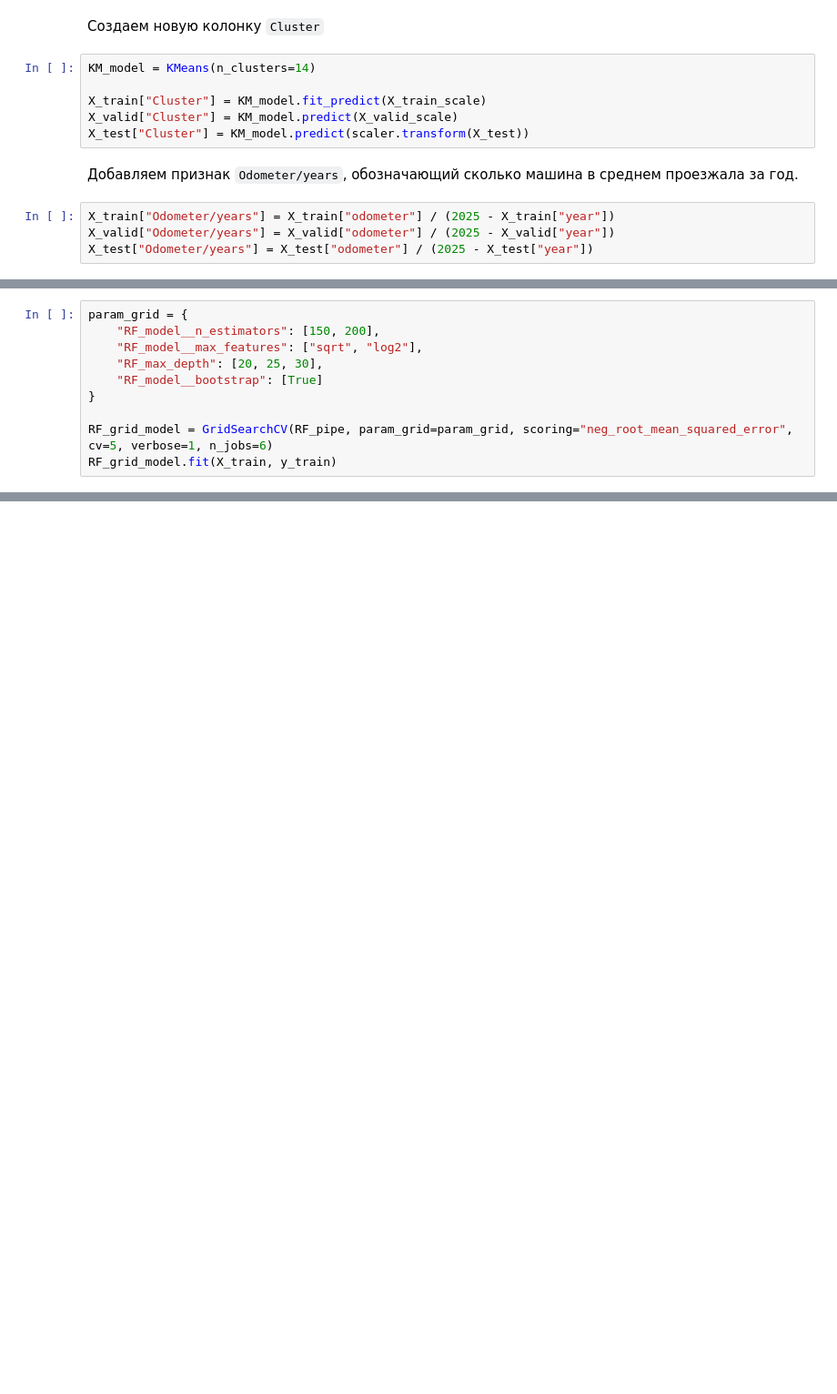
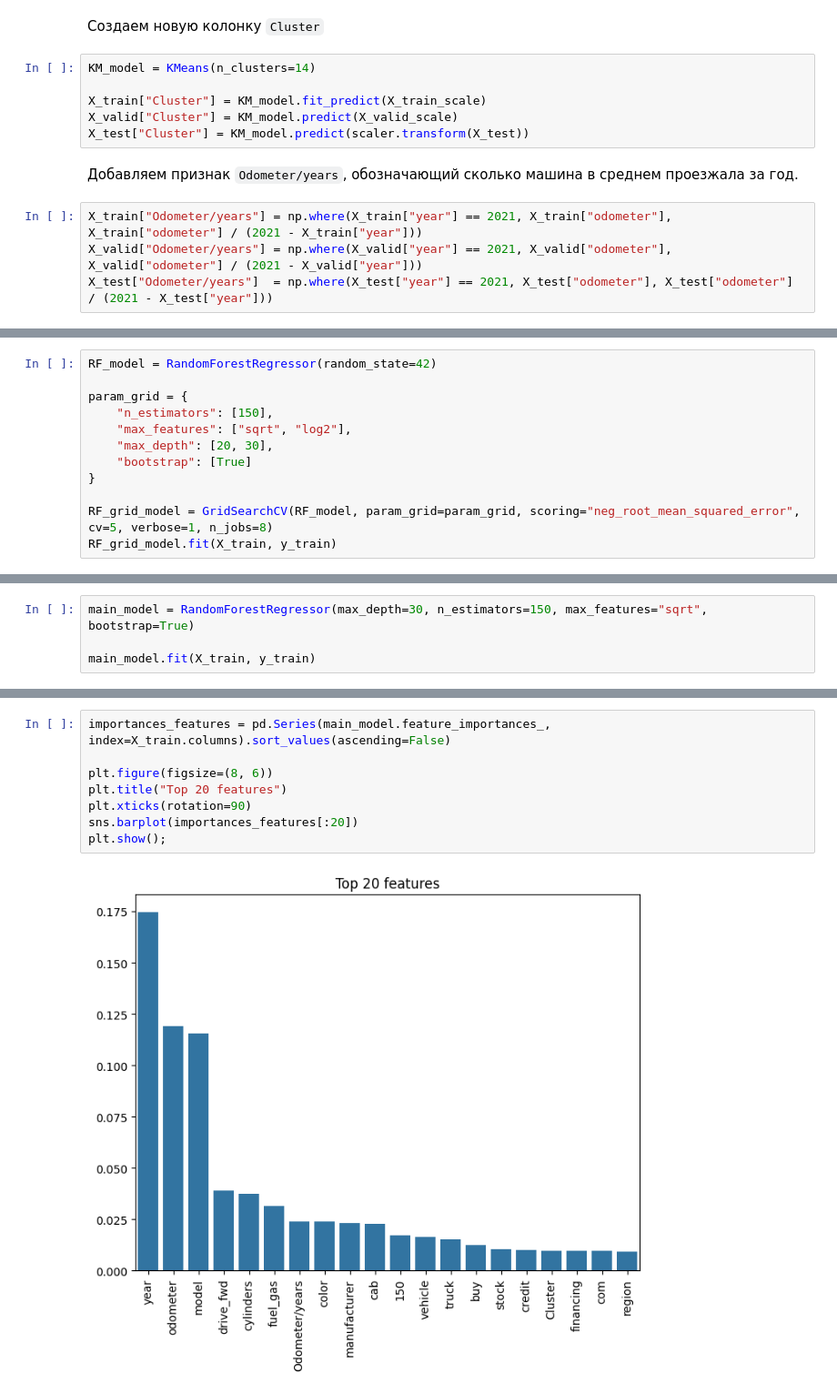
Before and after one commit to MoyMarMois/Carset, a Jupyter notebook: carset.ipynb, the cells around one changed output, grey strips where cells are left out. Shown at 91% size. Saved outputs shown, nothing was run; the diff lists cells and outputs as text; blank space fills up the shorter version.

```diff
--- a/carset.ipynb
+++ b/carset.ipynb
@@ -857,6 +853,6 @@ X_test["Cluster"] = KM_model.predict(scaler.transform(X_test))
 # %% [markdown]
 Добавляем признак `Odometer/years`, обозначающий сколько машина в среднем проезжала за год.
 # %%
-X_train["Odometer/years"] = X_train["odometer"] / (2025 - X_train["year"])
-X_valid["Odometer/years"] = X_valid["odometer"] / (2025 - X_valid["year"])
-X_test["Odometer/years"] = X_test["odometer"] / (2025 - X_test["year"])
+X_train["Odometer/years"] = np.where(X_train["year"] == 2021, X_train["odometer"], X_train["odometer"] / (2021 - X_train["year"]))
+X_valid["Odometer/years"] = np.where(X_valid["year"] == 2021, X_valid["odometer"], X_valid["odometer"] / (2021 - X_valid["year"]))
+X_test["Odometer/years"]  = np.where(X_test["year"] == 2021, X_test["odometer"], X_test["odometer"] / (2021 - X_test["year"]))
@@ -865,10 +878,12 @@ X_test["Odometer/years"] = X_test["odometer"] / (2025 - X_test["year"])
 # %%
+RF_model = RandomForestRegressor(random_state=42)
+
 param_grid = {
-    "RF_model__n_estimators": [150, 200],
-    "RF_model__max_features": ["sqrt", "log2"],
-    "RF_max_depth": [20, 25, 30],
-    "RF_model__bootstrap": [True]
+    "n_estimators": [150],
+    "max_features": ["sqrt", "log2"],
+    "max_depth": [20, 30],
+    "bootstrap": [True]
 }
 
-RF_grid_model = GridSearchCV(RF_pipe, param_grid=param_grid, scoring="neg_root_mean_squared_error", cv=5, verbose=1, n_jobs=6)
+RF_grid_model = GridSearchCV(RF_model, param_grid=param_grid, scoring="neg_root_mean_squared_error", cv=5, verbose=1, n_jobs=8)
 RF_grid_model.fit(X_train, y_train)
@@ -874,0 +918,4 @@ RF_grid_model.fit(X_train, y_train)
+# %%
+main_model = RandomForestRegressor(max_depth=30, n_estimators=150, max_features="sqrt", bootstrap=True)
+
+main_model.fit(X_train, y_train)
@@ -874,0 +924,10 @@ RF_grid_model.fit(X_train, y_train)
+# %%
+importances_features = pd.Series(main_model.feature_importances_, index=X_train.columns).sort_values(ascending=False)
+
+plt.figure(figsize=(8, 6))
+plt.title("Top 20 features")
+plt.xticks(rotation=90)
+sns.barplot(importances_features[:20])
+plt.show();
+# %% [output]
+[figure, added]
```
Also changed, not shown: parts of 91 cells of this notebook, 1 other file.
